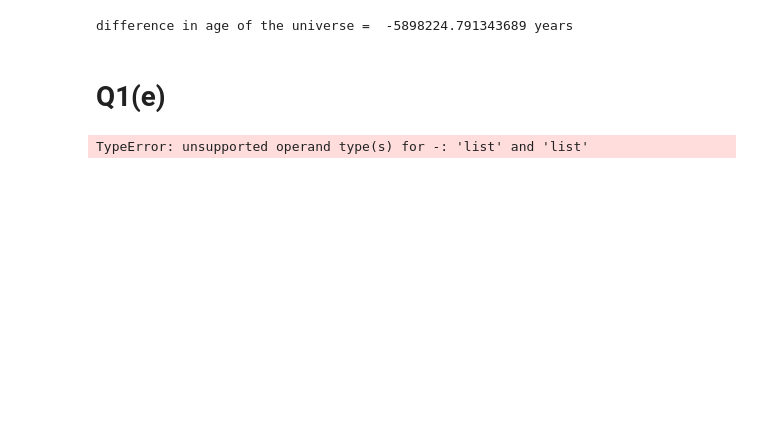
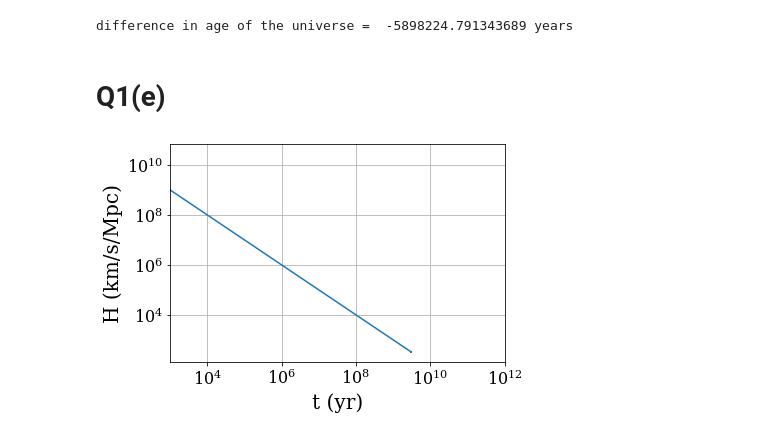
Before and after one commit to cinnamonzim/Physics444, a Jupyter notebook: cosmologyhw6.ipynb, the cells around one changed output. Drawn from its saved outputs; the diff is of its cells as text; code cells hidden in the pictures; blank space fills up the shorter version.

Commit message:
problem with plot for Q1e

```diff
--- a/cosmologyhw6.ipynb
+++ b/cosmologyhw6.ipynb
@@ -36,7 +38,7 @@ def cosmo(wr0):
 
     # Q1(a)
     def t0(H0,wm0):
-        result = 2. * H0**(-1.) * np.log(np.sqrt(((1.-wm0)+1.) / np.sqrt(wm0))) / (3.*np.sqrt(1.-wm0))
+        result = 2. * H0**(-1.) * np.log((np.sqrt(1.-wm0)+1.) / np.sqrt(wm0)) / (3.*np.sqrt(1.-wm0))
         return result.to(u.Gyr)
 
     print ('t0 =',t0(H0,wm0))
@@ -51,7 +53,7 @@ def cosmo(wr0):
         return result
     p = ProgressBar()
     a_list = np.logspace(-5,10,100)
-    t_list = [t_int(a) for a in p(a_list)]
+    t_list = np.array([t_int(a) for a in p(a_list)])
 
     fig = plt.figure()
     ax = fig.add_subplot(1,1,1)
@@ -127,9 +112,21 @@ difference in age of the universe =  -5898224.791343689 years
 # %%
 # H(t)=adot/a
 
 da = a_list[1:]-a_list[:-1]
 dt = t_list[1:]-t_list[:-1]
 mida = (a_list[1:]-a_list[:-1])/2
-H = (da)/(mida * dt)
+midt = (t_list[1:]-t_list[:-1])/2
+H = ((da)/(mida * dt) / u.yr).to(u.km/u.s/u.Mpc)
+
+fig = plt.figure()
+ax = fig.add_subplot(1,1,1)
+
+ax.set_xlabel('t (yr)')
+ax.set_ylabel('H (km/s/Mpc)')
+ax.set_xscale('log')
+ax.set_yscale('log')
+ax.set_xlim(1e3,1e12)
+ax.plot(midt,H)
+plt.show()
 # %% [output]
-TypeError: unsupported operand type(s) for -: 'list' and 'list'
+[figure, added]
```
Also changed, not shown: parts of 4 cells of this notebook.
